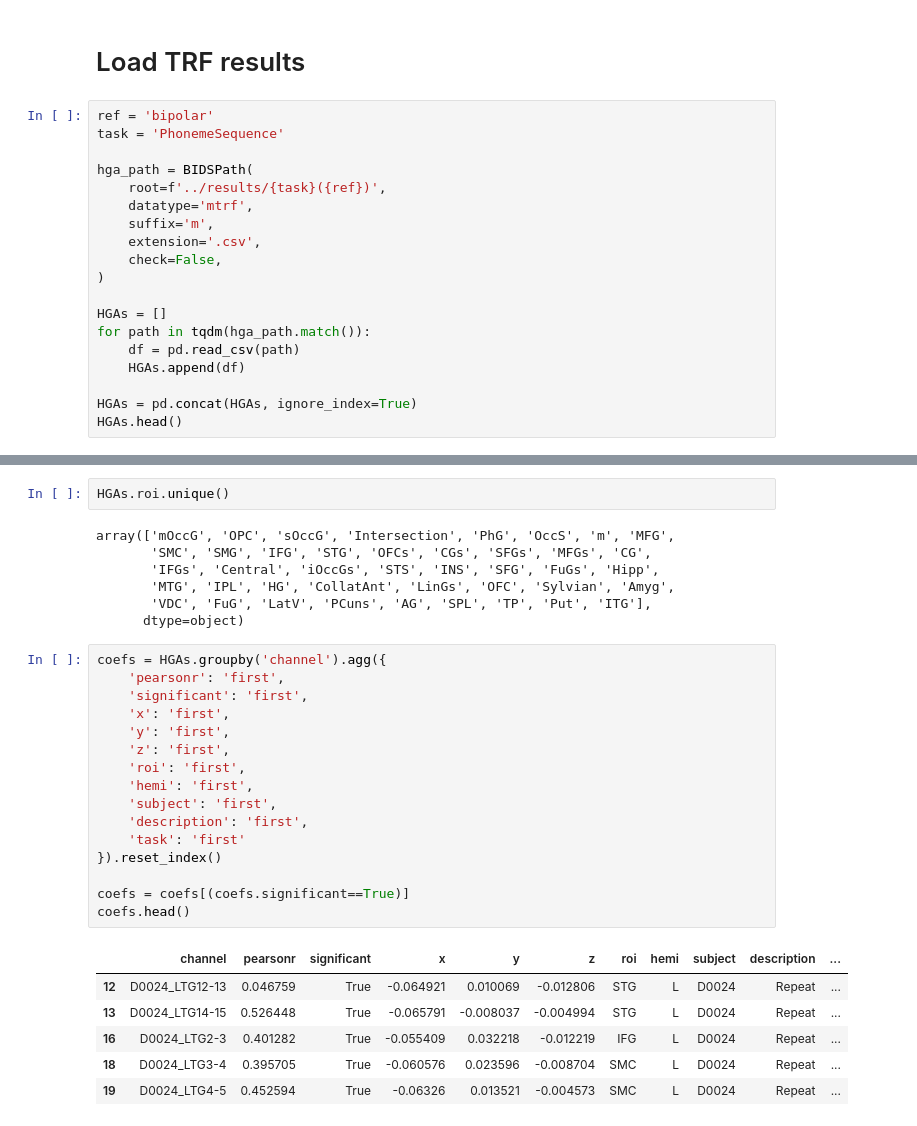
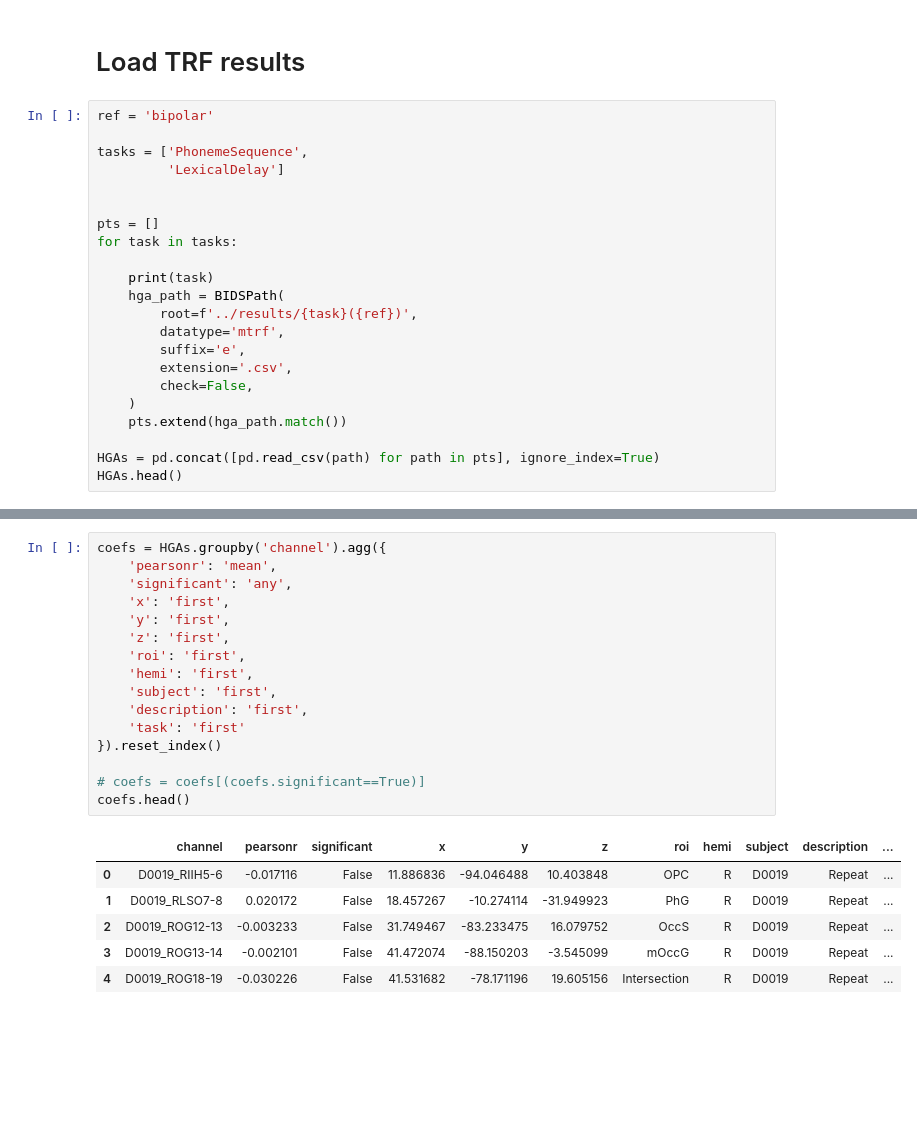
Before and after one commit to shinanlin/insula, a Jupyter notebook: notebooks/encode.ipynb, the cells around one changed output, grey strips where cells are left out. Saved outputs shown, nothing was run; the diff lists cells and outputs as text; blank space fills up the shorter version.

```diff
--- a/notebooks/encode.ipynb
+++ b/notebooks/encode.ipynb
@@ -46,21 +46,24 @@ Using notebook 3d backend.
 # Load TRF results
 # %%
 ref = 'bipolar'
-task = 'PhonemeSequence'
 
-hga_path = BIDSPath(
-    root=f'../results/{task}({ref})',
-    datatype='mtrf',
-    suffix='m',
-    extension='.csv',
-    check=False,
-)
+tasks = ['PhonemeSequence',
+         'LexicalDelay']
 
-HGAs = []
-for path in tqdm(hga_path.match()):
-    df = pd.read_csv(path)
-    HGAs.append(df)
 
-HGAs = pd.concat(HGAs, ignore_index=True)
+pts = []
+for task in tasks:
+
+    print(task)
+    hga_path = BIDSPath(
+        root=f'../results/{task}({ref})',
+        datatype='mtrf',
+        suffix='e',
+        extension='.csv',
+        check=False,
+    )
+    pts.extend(hga_path.match())
+
+HGAs = pd.concat([pd.read_csv(path) for path in pts], ignore_index=True)
 HGAs.head()
 # %% [output]
@@ -73,32 +78,23 @@ HGAs.head()
-# %%
-HGAs.roi.unique()
-# %% [output]
-array(['mOccG', 'OPC', 'sOccG', 'Intersection', 'PhG', 'OccS', 'm', 'MFG',
-       'SMC', 'SMG', 'IFG', 'STG', 'OFCs', 'CGs', 'SFGs', 'MFGs', 'CG',
-       'IFGs', 'Central', 'iOccGs', 'STS', 'INS', 'SFG', 'FuGs', 'Hipp',
-       'MTG', 'IPL', 'HG', 'CollatAnt', 'LinGs', 'OFC', 'Sylvian', 'Amyg',
-       'VDC', 'FuG', 'LatV', 'PCuns', 'AG', 'SPL', 'TP', 'Put', 'ITG'],
-      dtype=object)
 # %%
 coefs = HGAs.groupby('channel').agg({
-    'pearsonr': 'first',
-    'significant': 'first',
+    'pearsonr': 'mean',
+    'significant': 'any',
     'x': 'first',
     'y': 'first',
     'z': 'first',
     'roi': 'first',
     'hemi': 'first',
     'subject': 'first',
     'description': 'first',
     'task': 'first'
 }).reset_index()
 
-coefs = coefs[(coefs.significant==True)]
+# coefs = coefs[(coefs.significant==True)]
 coefs.head()
 # %% [output]
 |  | channel | pearsonr | significant | x | y | z | roi | hemi | subject | description | ... |
-| 12 | D0024_LTG12-13 | 0.046759 | True | -0.064921 | 0.010069 | -0.012806 | STG | L | D0024 | Repeat | ... |
-| 13 | D0024_LTG14-15 | 0.526448 | True | -0.065791 | -0.008037 | -0.004994 | STG | L | D0024 | Repeat | ... |
-| 16 | D0024_LTG2-3 | 0.401282 | True | -0.055409 | 0.032218 | -0.012219 | IFG | L | D0024 | Repeat | ... |
-| 18 | D0024_LTG3-4 | 0.395705 | True | -0.060576 | 0.023596 | -0.008704 | SMC | L | D0024 | Repeat | ... |
-| 19 | D0024_LTG4-5 | 0.452594 | True | -0.06326 | 0.013521 | -0.004573 | SMC | L | D0024 | Repeat | ... |
+| 0 | D0019_RIIH5-6 | -0.017116 | False | 11.886836 | -94.046488 | 10.403848 | OPC | R | D0019 | Repeat | ... |
+| 1 | D0019_RLSO7-8 | 0.020172 | False | 18.457267 | -10.274114 | -31.949923 | PhG | R | D0019 | Repeat | ... |
+| 2 | D0019_ROG12-13 | -0.003233 | False | 31.749467 | -83.233475 | 16.079752 | OccS | R | D0019 | Repeat | ... |
+| 3 | D0019_ROG13-14 | -0.002101 | False | 41.472074 | -88.150203 | -3.545099 | mOccG | R | D0019 | Repeat | ... |
+| 4 | D0019_ROG18-19 | -0.030226 | False | 41.531682 | -78.171196 | 19.605156 | Intersection | R | D0019 | Repeat | ... |
```
Also changed, not shown: parts of 5 cells of this notebook, 10 other files.
